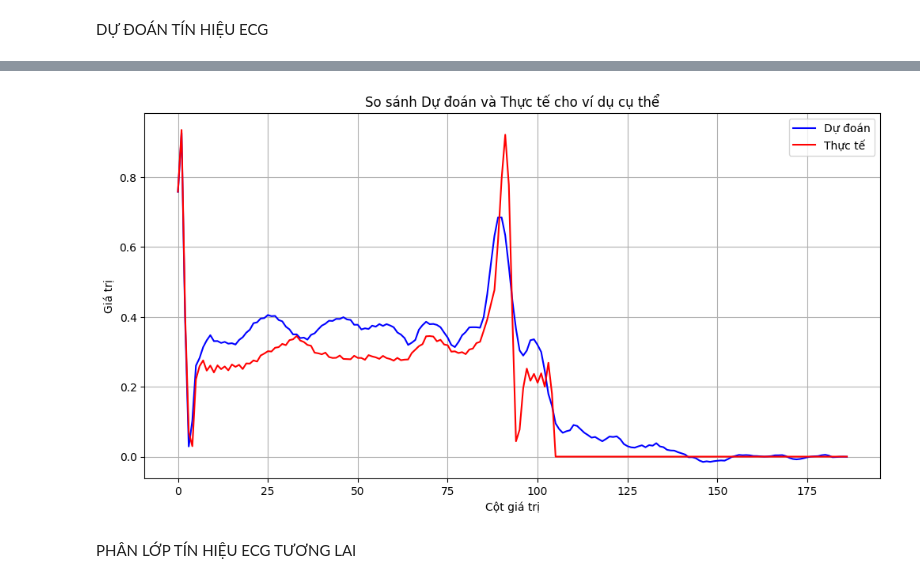
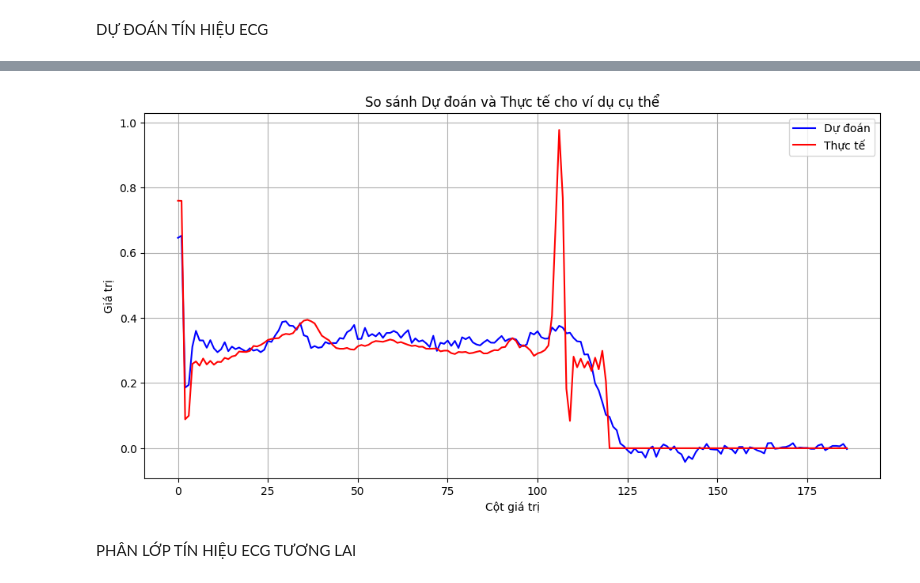
Before and after one commit to QuocTrungNQT/Classification-ECG, a Jupyter notebook: Model_Kethop/LSTM_MultiFile.ipynb, the cells around one changed output, grey strips where cells are left out. Drawn from its saved outputs; the diff is of its cells as text; code cells hidden in the pictures.

```diff
--- a/Model_Kethop/LSTM_MultiFile.ipynb
+++ b/Model_Kethop/LSTM_MultiFile.ipynb
@@ -110,25 +110,25 @@ R-squared (R2): 0.41197110189310593
 # %%
 import matplotlib.pyplot as plt
 
 # Chọn một ví dụ cụ thể để trực quan hóa
-example_index = 3  # Thay đổi chỉ số ví dụ nếu cần
+example_index = 33  # Thay đổi chỉ số ví dụ nếu cần
 
 # Lấy giá trị dự đoán và giá trị thực tế tương ứng
 y_pred_example = y_pred[example_index].reshape(5, 187)
 y_test_example = y_test[example_index].reshape(5, 187)
 
 # Vẽ biểu đồ cho giá trị dự đoán (màu xanh) và giá trị thực tế (màu đỏ)
 plt.figure(figsize=(12, 6))
 plt.plot(y_pred_example[0], label='Dự đoán', color='blue')
 plt.plot(y_test_example[0], label='Thực tế', color='red')
 plt.xlabel('Cột giá trị')
 plt.ylabel('Giá trị')
 plt.title('So sánh Dự đoán và Thực tế cho ví dụ cụ thể')
 plt.legend()
 plt.grid()
 plt.show()
 # %% [output]
-[figure, old version]
+[figure, new version]
 # %% [markdown]
 PHÂN LỚP TÍN HIỆU ECG TƯƠNG LAI
 # %%
```
Also changed, not shown: parts of 6 cells of this notebook.
